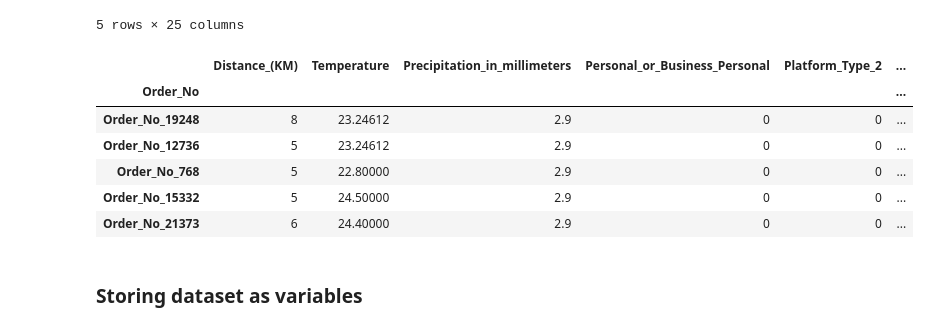
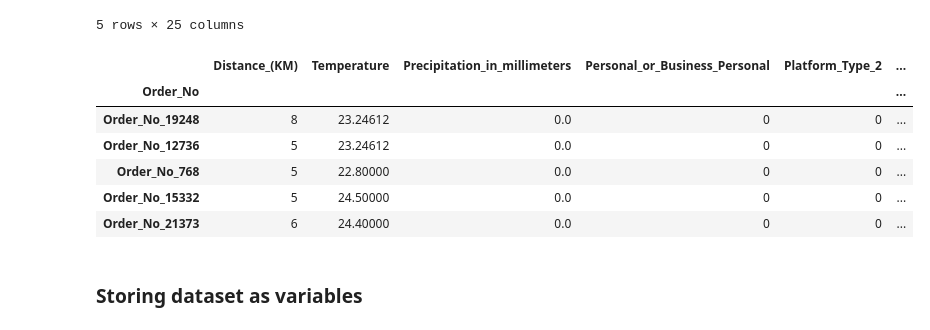
Before and after one commit to Thabo-5/regression10, a Jupyter notebook: BasicNotebook.ipynb, the cells around one changed output. Drawn from its saved outputs; the diff is of its cells as text; code cells hidden in the pictures.

```diff
--- a/BasicNotebook.ipynb
+++ b/BasicNotebook.ipynb
@@ -954,7 +954,7 @@ unseen_set.head()
 # %%
 from sklearn.impute import SimpleImputer
 imputer = SimpleImputer(missing_values=np.nan, strategy='mean')
-imputer2 = SimpleImputer(missing_values=np.nan, strategy='median')
+imputer2 = SimpleImputer(missing_values=np.nan, strategy='constant', fill_value=0)
 
 imputer.fit(unseen_set.iloc[:,-7:-6])
 unseen_set.iloc[:,-7:-6] = imputer.transform(unseen_set.iloc[:,-7:-6])
@@ -986,38 +986,38 @@ unseen_set['Pickup_-_Time'] = pd.to_datetime(unseen_set['Pickup_-_Time'])#.dt.ti
 
 
 
 unseen_set['Placement_-_Time'] = [unseen_set['Placement_-_Time'][i].replace(month=5, day=unseen_set['Placement_-_Day_of_Month'][i]) for i in range(len(unseen_set))]
 unseen_set['Confirmation_-_Time'] = [unseen_set['Confirmation_-_Time'][i].replace(month=5, day=unseen_set['Confirmation_-_Day_of_Month'][i]) for i in range(len(unseen_set))]
 unseen_set['Arrival_at_Pickup_-_Time'] = [unseen_set['Arrival_at_Pickup_-_Time'][i].replace(month=5, day=unseen_set['Arrival_at_Pickup_-_Day_of_Month'][i]) for i in range(len(unseen_set))]
 unseen_set['Pickup_-_Time'] = [unseen_set['Pickup_-_Time'][i].replace(month=5, day=unseen_set['Pickup_-_Day_of_Month'][i]) for i in range(len(unseen_set))]
 
 # Added data from '...Day_of_Month' columns to '...Time' columns (also affected by day on which order placed, confirmed etc), so can be removed
 unseen_set = unseen_set.drop(['Placement_-_Day_of_Month','Confirmation_-_Day_of_Month','Arrival_at_Pickup_-_Day_of_Month','Pickup_-_Day_of_Month'], axis=1)
 unseen_set = unseen_set.drop(['Placement_-_Weekday_(Mo_=_1)','Confirmation_-_Weekday_(Mo_=_1)','Arrival_at_Pickup_-_Weekday_(Mo_=_1)', 'Pickup_-_Weekday_(Mo_=_1)'], axis=1)
 
 # Information in Arrival_at_Destination DAy_of_month and _weekday column traditionally used to calculate Time_from_Pickup_to_Arrival(dependent variable vector) in train data
 #unseen_set = unseen_set.drop(['Arrival_at_Destination_-_Day_of_Month'], axis=1)
 #unseen_set = unseen_set.drop(['Arrival_at_Destination_-_Weekday_(Mo_=_1)'], axis=1)
 
 unseen_set['Time_from_Placement_to_Confirmation'] = [(unseen_set['Confirmation_-_Time'][i] - unseen_set['Placement_-_Time'][i]).total_seconds() for i in range(len(unseen_set))]
 unseen_set['Time_from_Confirmation_to_Arrival_at_Pickup'] = [(unseen_set['Arrival_at_Pickup_-_Time'][i] - unseen_set['Confirmation_-_Time'][i]).total_seconds() for i in range(len(unseen_set))]
 unseen_set['Time_from_Arrival_at_Pickup_to_Pickup'] = [(unseen_set['Pickup_-_Time'][i] - unseen_set['Arrival_at_Pickup_-_Time'][i]).total_seconds() for i in range(len(unseen_set))]
 
 # Information from '...Time' columns now represented in '...from...to...' columns, so can be dropped
 unseen_set = unseen_set.drop(['Confirmation_-_Time','Placement_-_Time','Arrival_at_Pickup_-_Time','Pickup_-_Time','Arrival_at_Pickup_-_Time'], axis=1)
 
 # Information in Arrival_at_Destination_-_Time column traditionally used to calculate Time_from_Pickup_to_Arrival(dependent variable vector) in train data
 #unseen_set = unseen_set.drop(['Arrival_at_Destination_-_Time'], axis=1)
 
 unseen_set.head()
 # %% [output]
 |  | Distance_(KM) | Temperature | Precipitation_in_millimeters | Personal_or_Business_Personal | Platform_Type_2 | ... |
 | Order_No |  |  |  |  |  | ... |
-| Order_No_19248 | 8 | 23.24612 | 2.9 | 0 | 0 | ... |
-| Order_No_12736 | 5 | 23.24612 | 2.9 | 0 | 0 | ... |
-| Order_No_768 | 5 | 22.80000 | 2.9 | 0 | 0 | ... |
-| Order_No_15332 | 5 | 24.50000 | 2.9 | 0 | 0 | ... |
-| Order_No_21373 | 6 | 24.40000 | 2.9 | 0 | 0 | ... |
+| Order_No_19248 | 8 | 23.24612 | 0.0 | 0 | 0 | ... |
+| Order_No_12736 | 5 | 23.24612 | 0.0 | 0 | 0 | ... |
+| Order_No_768 | 5 | 22.80000 | 0.0 | 0 | 0 | ... |
+| Order_No_15332 | 5 | 24.50000 | 0.0 | 0 | 0 | ... |
+| Order_No_21373 | 6 | 24.40000 | 0.0 | 0 | 0 | ... |
 # %%
 # Storing all columns as features
 
```
Also changed, not shown: parts of 4 cells of this notebook.
